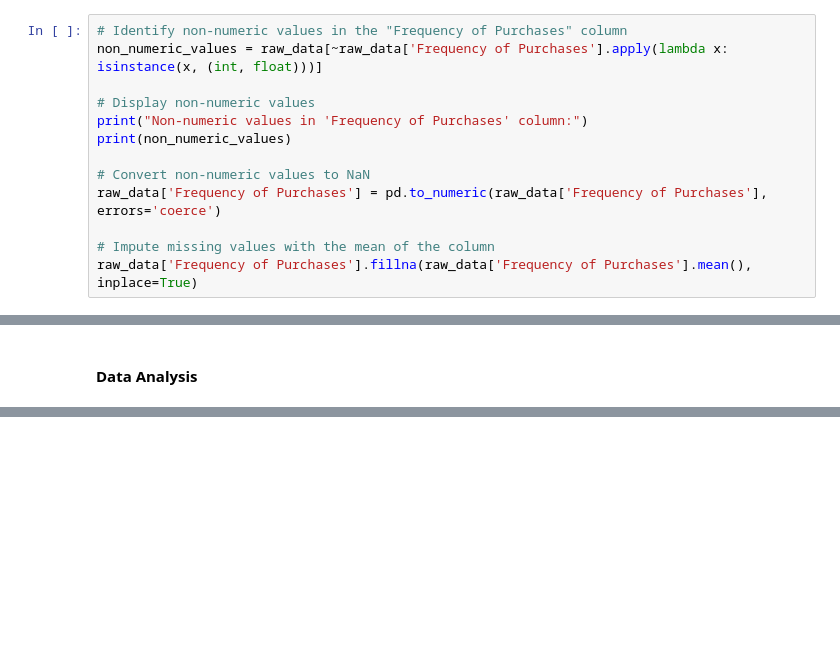
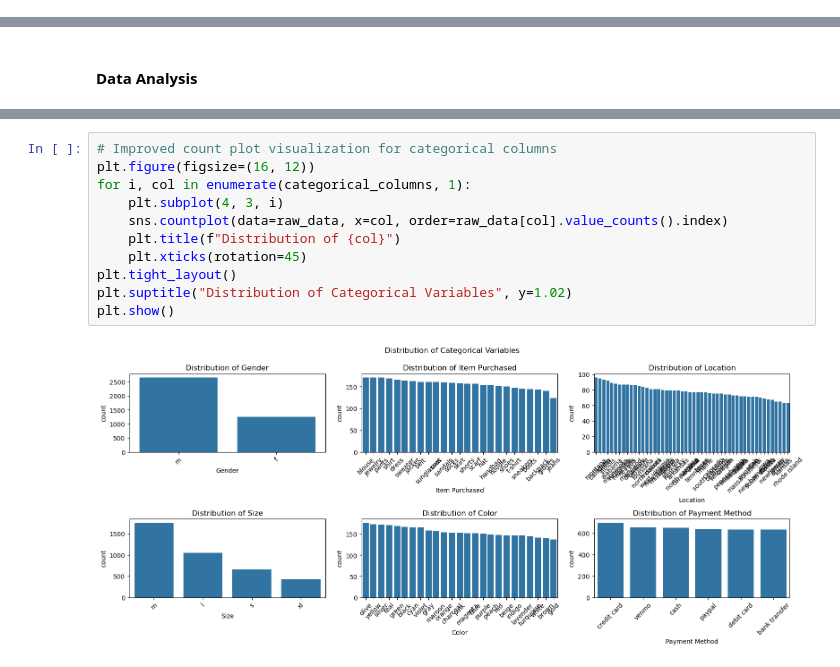
Before and after one commit to MiltonGreat/Shopping-Customer-Analysis, a Jupyter notebook: Shopping Customer Analysis.ipynb, the cells around one changed output, grey strips where cells are left out. Cells and saved outputs as stored; diff of their text form; blank space fills up the shorter version.

```diff
--- a/Shopping Customer Analysis.ipynb
+++ b/Shopping Customer Analysis.ipynb
@@ -113,13 +121,0 @@ dtype: int64
-# %%
-# Identify non-numeric values in the "Frequency of Purchases" column
-non_numeric_values = raw_data[~raw_data['Frequency of Purchases'].apply(lambda x: isinstance(x, (int, float)))]
-
-# Display non-numeric values
-print("Non-numeric values in 'Frequency of Purchases' column:")
-print(non_numeric_values)
-
-# Convert non-numeric values to NaN
-raw_data['Frequency of Purchases'] = pd.to_numeric(raw_data['Frequency of Purchases'], errors='coerce')
-
-# Impute missing values with the mean of the column
-raw_data['Frequency of Purchases'].fillna(raw_data['Frequency of Purchases'].mean(), inplace=True)
@@ -297,0 +223,13 @@ Passing `palette` without assigning `hue` is deprecated and will be removed in v
+# %%
+# Improved count plot visualization for categorical columns
+plt.figure(figsize=(16, 12))
+for i, col in enumerate(categorical_columns, 1):
+    plt.subplot(4, 3, i)
+    sns.countplot(data=raw_data, x=col, order=raw_data[col].value_counts().index)
+    plt.title(f"Distribution of {col}")
+    plt.xticks(rotation=45)
+plt.tight_layout()
+plt.suptitle("Distribution of Categorical Variables", y=1.02)
+plt.show()
+# %% [output]
+[figure, added]
```
Also changed, not shown: parts of 30 cells of this notebook.
